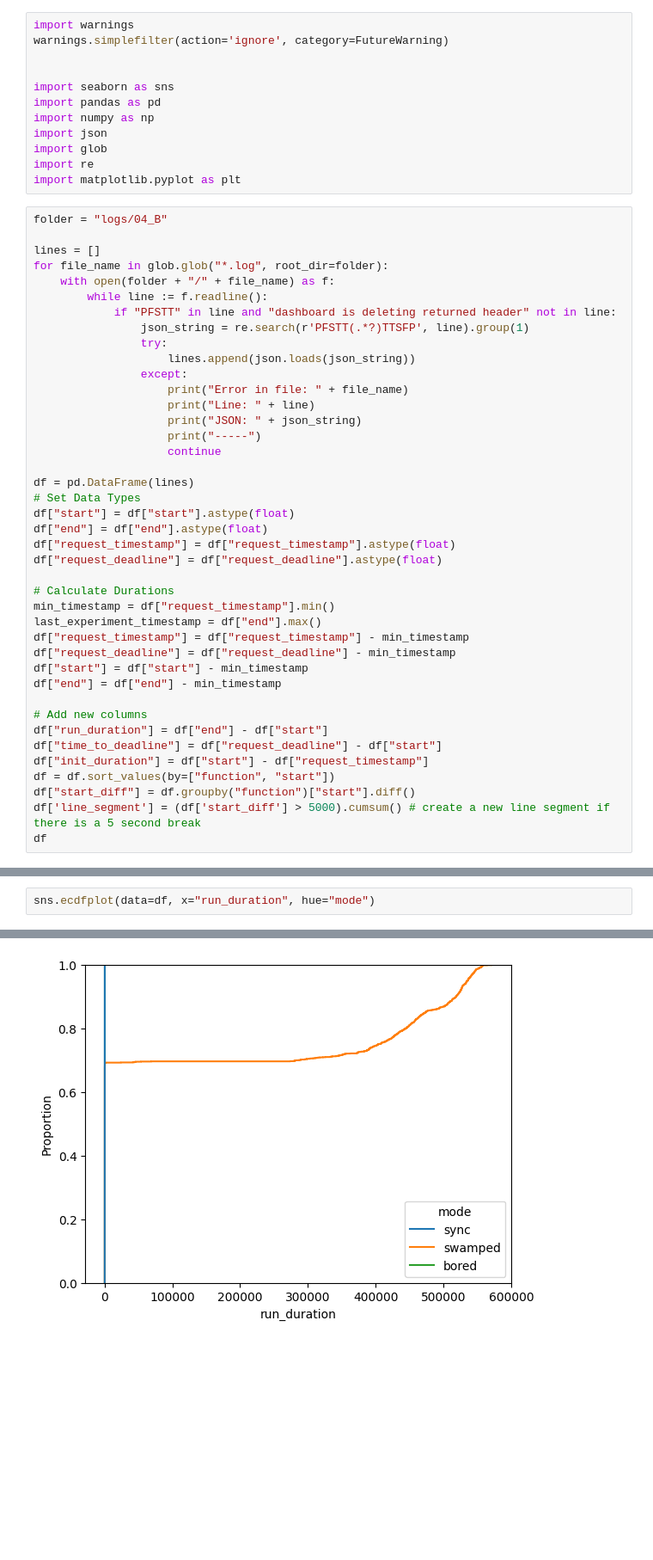
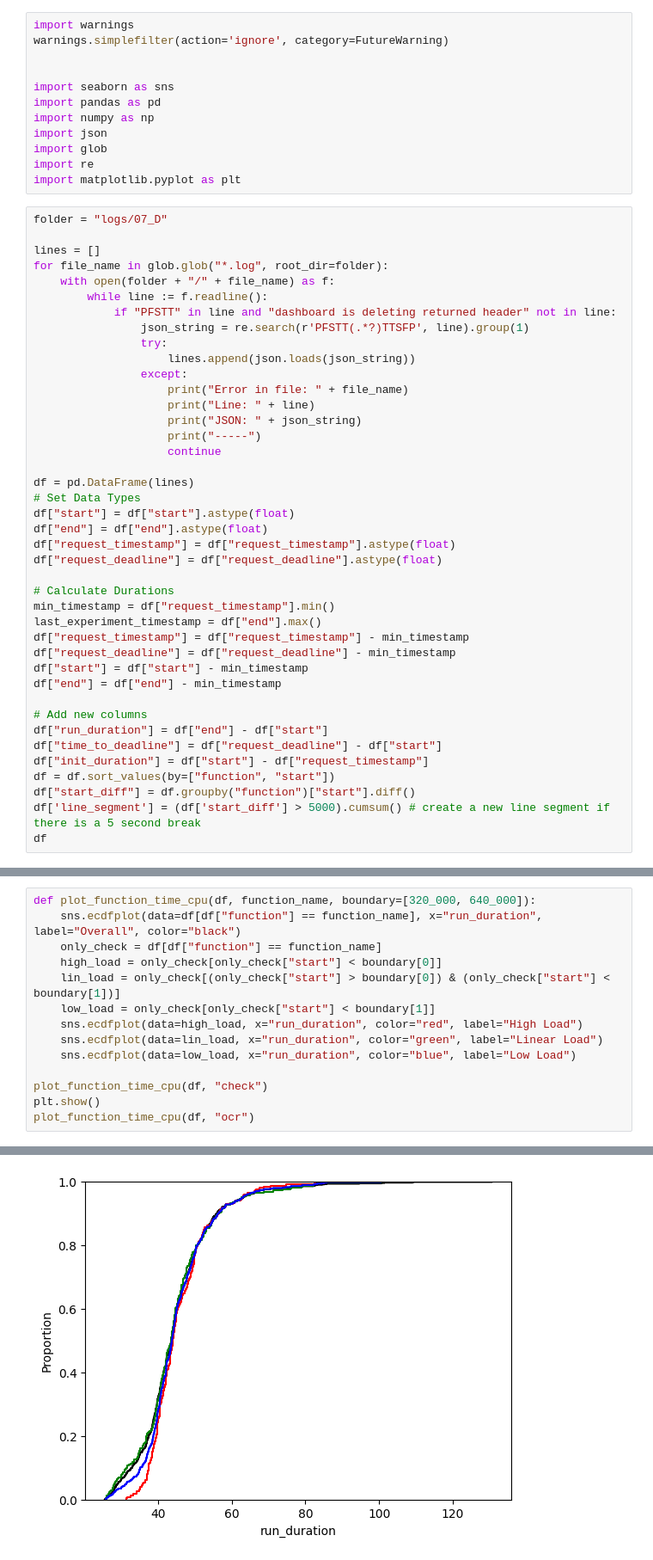
Before and after one commit to umbrellerde/nuclio, a Jupyter notebook: profaastinate/evaluation/stats/stats.ipynb, the cells around one changed output, grey strips where cells are left out. Shown: that part at 86% size. Cells and saved outputs as stored; diff of their text form; blank space fills up the shorter version.

```diff
--- a/profaastinate/evaluation/stats/stats.ipynb
+++ b/profaastinate/evaluation/stats/stats.ipynb
@@ -11,7 +11,7 @@ import glob
 import re
 import matplotlib.pyplot as plt
 # %%
-folder = "logs/04_B"
+folder = "logs/07_D"
 
 lines = []
 for file_name in glob.glob("*.log", root_dir=folder):
@@ -161,3 +162,15 @@ plt.axvline(360_000, linestyle="dotted")
 # %%
-sns.ecdfplot(data=df, x="run_duration", hue="mode")
+def plot_function_time_cpu(df, function_name, boundary=[320_000, 640_000]):
+    sns.ecdfplot(data=df[df["function"] == function_name], x="run_duration", label="Overall", color="black")
+    only_check = df[df["function"] == function_name]
+    high_load = only_check[only_check["start"] < boundary[0]]
+    lin_load = only_check[(only_check["start"] > boundary[0]) & (only_check["start"] < boundary[1])]
+    low_load = only_check[only_check["start"] < boundary[1]]
+    sns.ecdfplot(data=high_load, x="run_duration", color="red", label="High Load")
+    sns.ecdfplot(data=lin_load, x="run_duration", color="green", label="Linear Load")
+    sns.ecdfplot(data=low_load, x="run_duration", color="blue", label="Low Load")
+
+plot_function_time_cpu(df, "check")
+plt.show()
+plot_function_time_cpu(df, "ocr")
 # %% [output]
@@ -165 +177 @@ sns.ecdfplot(data=df, x="run_duration", hue="mode")
-[figure, old version]
+[figure, new version]
```
Also changed, not shown: parts of 10 cells of this notebook, 11 other files.
